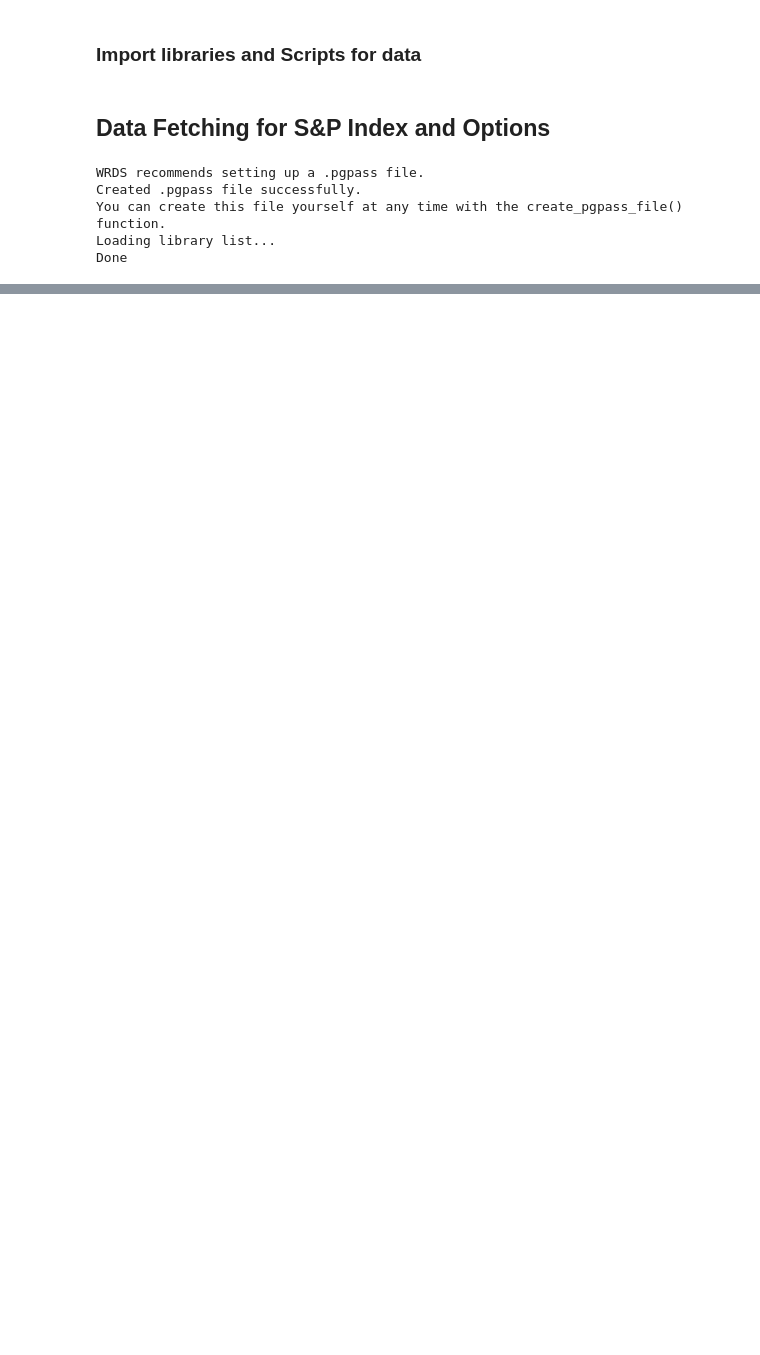
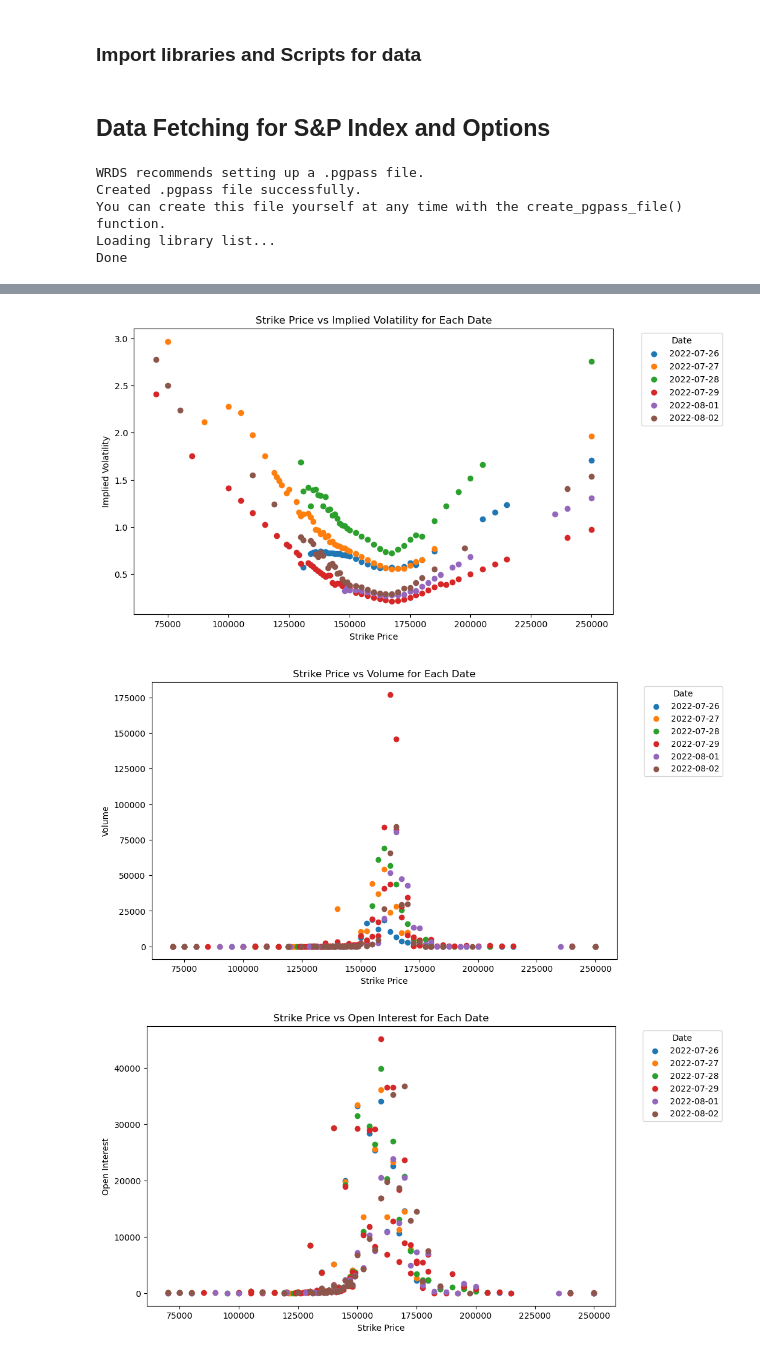
Before and after one commit to shreyjain-uchicago/ProjectLab_Spring-24_HullTactical, a Jupyter notebook: Volumes_OI_Analysis.ipynb, the cells around one changed output, grey strips where cells are left out. Drawn from its saved outputs; the diff is of its cells as text; code cells hidden in the pictures; blank space fills up the shorter version.

```diff
--- a/Volumes_OI_Analysis.ipynb
+++ b/Volumes_OI_Analysis.ipynb
@@ -216,0 +181,3 @@ df3[df3['ticker']=='MSFT']
+# %%
+secids = df_fundq['secid'].unique()
+len(secids)
@@ -216,0 +218,3 @@ df3[df3['ticker']=='MSFT']
+# %%
+specific_date = pd.Timestamp('2022-07-28') # <-- quarterly earnings for AAPL
+print(specific_date + pd.Timedelta(days=3))
@@ -216,0 +223,7 @@ df3[df3['ticker']=='MSFT']
+# %%
+df_2022 = options_dict[2022]
+df_2022_aapl = df_2022[df_2022['symbol'].str.split(' ').str[0] == 'AAPL']
+df_2022_aapl['date'] = pd.to_datetime(df_2022_aapl['date'])
+df_2022_aapl['exdate'] = pd.to_datetime(df_2022_aapl['exdate'])
+mask = (df_2022_aapl['date'] >= (specific_date - pd.Timedelta(days=2))) & (df_2022_aapl['date'] <= (specific_date + pd.Timedelta(days=5)))
+df_2022_aapl[mask]['date'].unique()
@@ -216,0 +235,6 @@ df3[df3['ticker']=='MSFT']
+# %%
+df_earn = df_2022_aapl[mask]
+df_earn = df_earn[(df_earn['cp_flag']=='C') & ((df_earn['exdate'] - df_earn['date']).dt.days<=7)]
+df_earn_p = df_2022_aapl[mask]
+df_earn_p = df_earn_p[(df_earn_p['cp_flag']=='P') & ((df_earn_p['exdate'] - df_earn_p['date']).dt.days<=7)]
+df_earn.columns
@@ -216,0 +274,42 @@ df3[df3['ticker']=='MSFT']
+# %%
+grouped = df_earn.groupby('date')
+
+fig, ax = plt.subplots(figsize=(10, 6))
+
+for name, group in grouped:
+    ax.scatter(group['strike_price'], group['impl_volatility'], label=pd.to_datetime(name).date())
+
+ax.set_xlabel('Strike Price')
+ax.set_ylabel('Implied Volatility')
+ax.set_title('Strike Price vs Implied Volatility for Each Date')
+ax.legend(title='Date', bbox_to_anchor=(1.05, 1), loc='upper left')
+
+plt.show()
+
+fig, ax = plt.subplots(figsize=(10, 6))
+
+for name, group in grouped:
+    ax.scatter(group['strike_price'], group['volume'], label=pd.to_datetime(name).date())
+
+ax.set_xlabel('Strike Price')
+ax.set_ylabel('Volume')
+ax.set_title('Strike Price vs Volume for Each Date')
+ax.legend(title='Date', bbox_to_anchor=(1.05, 1), loc='upper left')
+
+plt.show()
+
+fig, ax = plt.subplots(figsize=(10, 6))
+
+for name, group in grouped:
+    ax.scatter(group['strike_price'], group['open_interest'], label=pd.to_datetime(name).date())
+
+ax.set_xlabel('Strike Price')
+ax.set_ylabel('Open Interest')
+ax.set_title('Strike Price vs Open Interest for Each Date')
+ax.legend(title='Date', bbox_to_anchor=(1.05, 1), loc='upper left')
+
+plt.show()
+# %% [output]
+[figure, added]
+[figure, added]
+[figure, added]
```
Also changed, not shown: parts of 38 cells of this notebook, 1 other file.
